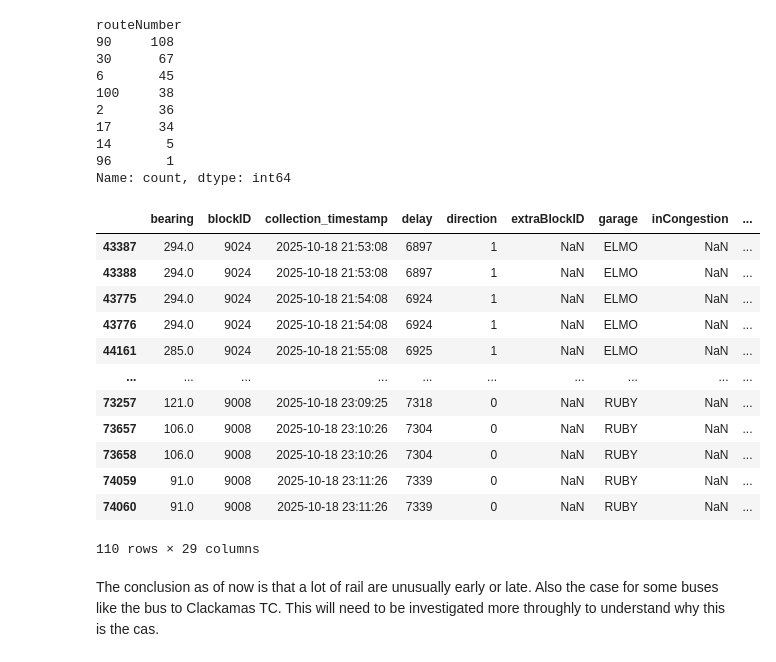
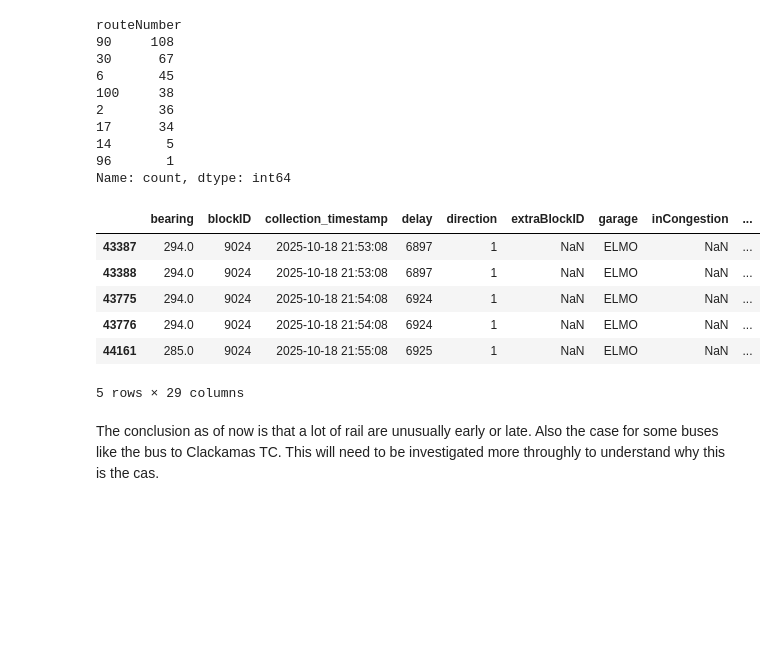
Before and after one commit to dvan2/trimet_data_project, a Jupyter notebook: notebooks/trimet.ipynb, the cells around one changed output. Saved outputs shown, nothing was run; the diff lists cells and outputs as text; code cells hidden in the pictures; blank space fills up the shorter version.

```diff
--- a/notebooks/trimet.ipynb
+++ b/notebooks/trimet.ipynb
@@ -320,21 +314,15 @@ routeNumber
 Name: count, dtype: int64
 # %%
 route100 = hour_early[hour_early['routeNumber'] == 100]
-route100
+route100.head(5)
 # %% [output]
 |  | bearing | blockID | collection_timestamp | delay | direction | extraBlockID | garage | inCongestion | ... |
 | 43387 | 294.0 | 9024 | 2025-10-18 21:53:08 | 6897 | 1 | NaN | ELMO | NaN | ... |
 | 43388 | 294.0 | 9024 | 2025-10-18 21:53:08 | 6897 | 1 | NaN | ELMO | NaN | ... |
 | 43775 | 294.0 | 9024 | 2025-10-18 21:54:08 | 6924 | 1 | NaN | ELMO | NaN | ... |
 | 43776 | 294.0 | 9024 | 2025-10-18 21:54:08 | 6924 | 1 | NaN | ELMO | NaN | ... |
 | 44161 | 285.0 | 9024 | 2025-10-18 21:55:08 | 6925 | 1 | NaN | ELMO | NaN | ... |
-| ... | ... | ... | ... | ... | ... | ... | ... | ... | ... |
-| 73257 | 121.0 | 9008 | 2025-10-18 23:09:25 | 7318 | 0 | NaN | RUBY | NaN | ... |
-| 73657 | 106.0 | 9008 | 2025-10-18 23:10:26 | 7304 | 0 | NaN | RUBY | NaN | ... |
-| 73658 | 106.0 | 9008 | 2025-10-18 23:10:26 | 7304 | 0 | NaN | RUBY | NaN | ... |
-| 74059 | 91.0 | 9008 | 2025-10-18 23:11:26 | 7339 | 0 | NaN | RUBY | NaN | ... |
-| 74060 | 91.0 | 9008 | 2025-10-18 23:11:26 | 7339 | 0 | NaN | RUBY | NaN | ... |
-110 rows × 29 columns
+5 rows × 29 columns
 # %% [markdown]
 The conclusion as of now is that a lot of rail are unusually early or late.  Also the case for some buses like the bus to Clackamas TC.  This will need to be investigated more throughly to understand why this is the cas.
 # %% [markdown]
```
Also changed, not shown: parts of 12 cells of this notebook.
